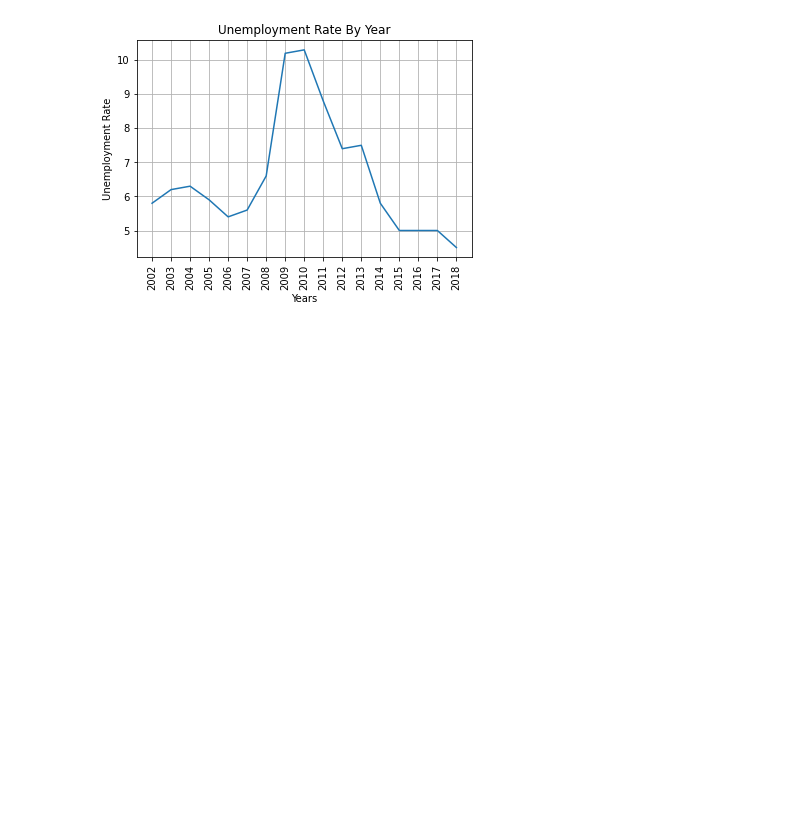
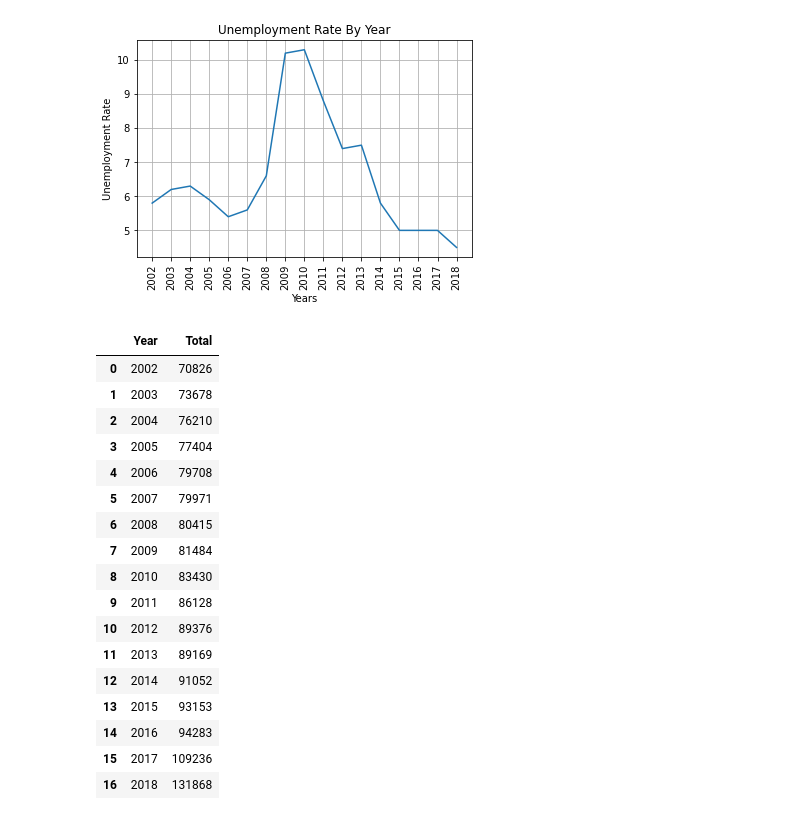
Before and after one commit to AntwonS116/Project-Ohio-College-Analysis, a Jupyter notebook: data.ipynb, the cells around one changed output. Cells and saved outputs as stored; diff of their text form; code cells hidden in the pictures; blank space fills up the shorter version.

```diff
--- a/data.ipynb
+++ b/data.ipynb
@@ -641,3 +641,30 @@ plt.grid()
 plt.show()
 # %% [output]
 [figure]
+# %%
+#adding a new plot to show the ohio total degrees by year
+# will create the x/y data sets from the deg_yr data
+# degs_yr
+oh_degs_yr = pd.DataFrame(degs_yr)
+oh_degs_yr.reset_index(inplace=True)
+oh_degs_yr = oh_degs_yr.rename(columns = {"index": "Year"})
+oh_degs_yr
+# %% [output]
+|  | Year | Total |
+| 0 | 2002 | 70826 |
+| 1 | 2003 | 73678 |
+| 2 | 2004 | 76210 |
+| 3 | 2005 | 77404 |
+| 4 | 2006 | 79708 |
+| 5 | 2007 | 79971 |
+| 6 | 2008 | 80415 |
+| 7 | 2009 | 81484 |
+| 8 | 2010 | 83430 |
+| 9 | 2011 | 86128 |
+| 10 | 2012 | 89376 |
+| 11 | 2013 | 89169 |
+| 12 | 2014 | 91052 |
+| 13 | 2015 | 93153 |
+| 14 | 2016 | 94283 |
+| 15 | 2017 | 109236 |
+| 16 | 2018 | 131868 |
```
Also changed, not shown: parts of 5 cells of this notebook.
